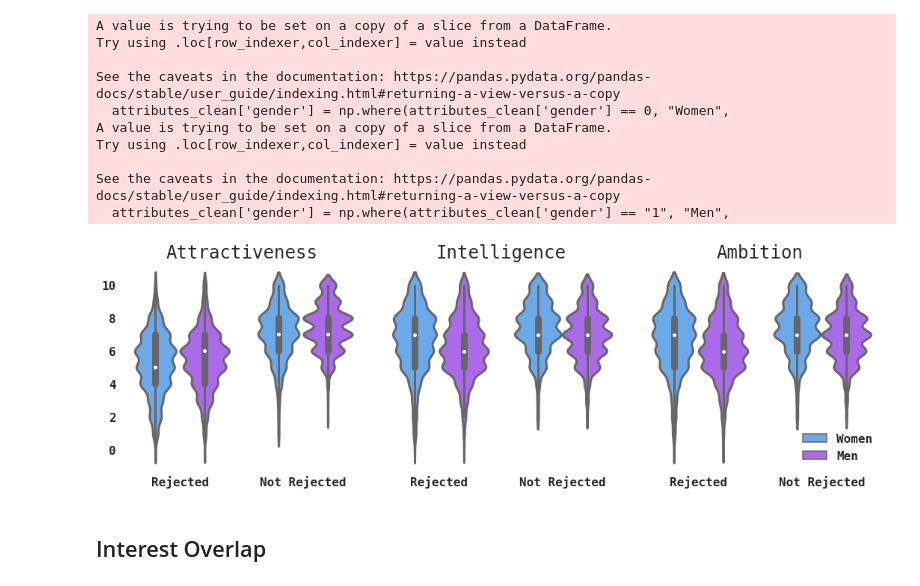
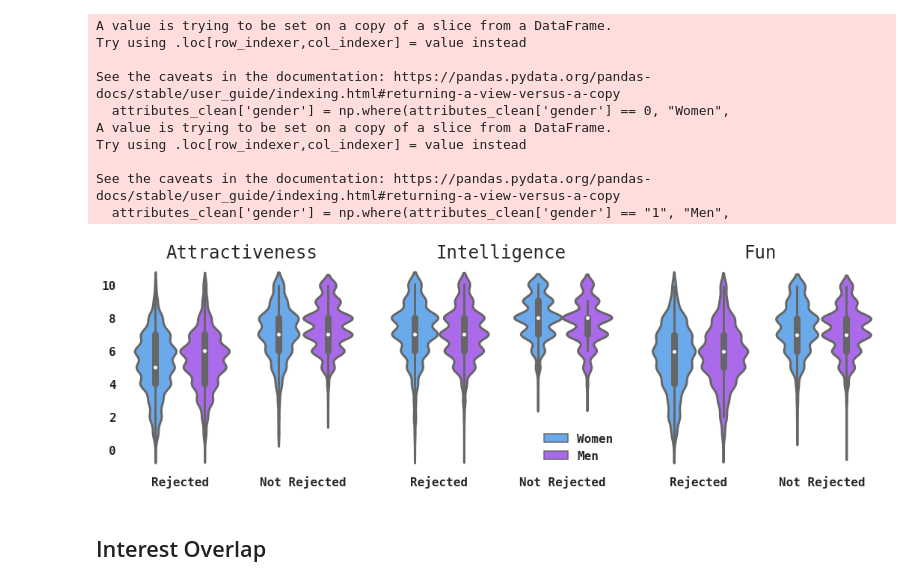
Before and after one commit to dtheo91/DataLiteracyPractical, a Jupyter notebook: EDA/Analysis.ipynb, the cells around one changed output. Cells and saved outputs as stored; diff of their text form; code cells hidden in the pictures.

```diff
--- a/EDA/Analysis.ipynb
+++ b/EDA/Analysis.ipynb
@@ -133,12 +133,9 @@ Try using .loc[row_indexer,col_indexer] = value instead
 See the caveats in the documentation: https://pandas.pydata.org/pandas-docs/stable/user_guide/indexing.html#returning-a-view-versus-a-copy
   attributes_clean['gender'] = np.where(attributes_clean['gender'] == "1", "Men",
 # %%
-#plt.figure(figsize=(7,9))
 font = {'family' : 'monospace',
         'weight' : 'bold',
         'size'   : 16}
-#rc('font', **font)
-
 
 plt.style.use("seaborn-white")
 plt.rc('font', **
@@ -151,47 +148,41 @@ axes[2].yaxis.set_visible(False)
 
 g1 = sns.violinplot(x='dec', y='attr', data=attributes_clean, palette='cool',
                linewidth=3, hue=attributes_clean['gender'], ax=axes[0], inner="box")
-#sns.swarmplot(x="dec", y="attr", data=attributes_clean,color="white", edgecolor="gray")
-g2 = sns.violinplot(x='dec', y='amb', data=attributes_clean, palette='cool',
+
+g2 = sns.violinplot(x='dec', y='intel', data=attributes_clean, palette='cool',
                linewidth=3, hue=attributes_clean['gender'], ax=axes[1],  inner="box")
-g3 = sns.violinplot(x='dec', y='amb', data=attributes_clean, palette='cool',
+
+g3 = sns.violinplot(x='dec', y='fun', data=attributes_clean, palette='cool',
                linewidth=3, hue=attributes_clean['gender'], ax=axes[2], inner="box")
 
 axes[0].set_ylabel("")
 axes[0].grid(False)
 
-#axes[0].set_facecolor("gray")
-
 axes[0].set_title("Attractiveness")
 axes[1].set_title("Intelligence")
-axes[2].set_title("Ambition")
+axes[2].set_title("Fun")
 
 for pos in ['right', 'top', 'bottom', 'left']:
     axes[0].spines[pos].set_visible(False)
-
-for pos in ['right', 'top', 'bottom', 'left']:
     axes[1].spines[pos].set_visible(False)
-
-for pos in ['right', 'top', 'bottom', 'left']:
     axes[2].spines[pos].set_visible(False)
 
 axes[0].set_xticklabels(["Rejected", "Not Rejected"])
 axes[1].set_xticklabels(["Rejected", "Not Rejected"])
 axes[2].set_xticklabels(["Rejected", "Not Rejected"])
 
 axes[0].set_xlabel("")
 axes[1].set_xlabel("")
 axes[2].set_xlabel("")
 
 axes[0].get_legend().remove()
-axes[1].get_legend().remove()
-#g3.legend.set_title("")
-g3.legend(title="")
+axes[2].get_legend().remove()
+g2.legend(title="")
 
 plt.tight_layout()
 plt.savefig("rejection.png")
 plt.show()
 # %% [output]
-[figure, old version]
+[figure, new version]
 # %% [markdown]
 ## Interest Overlap
```
Also changed, not shown: parts of 11 cells of this notebook, 4 other files.
